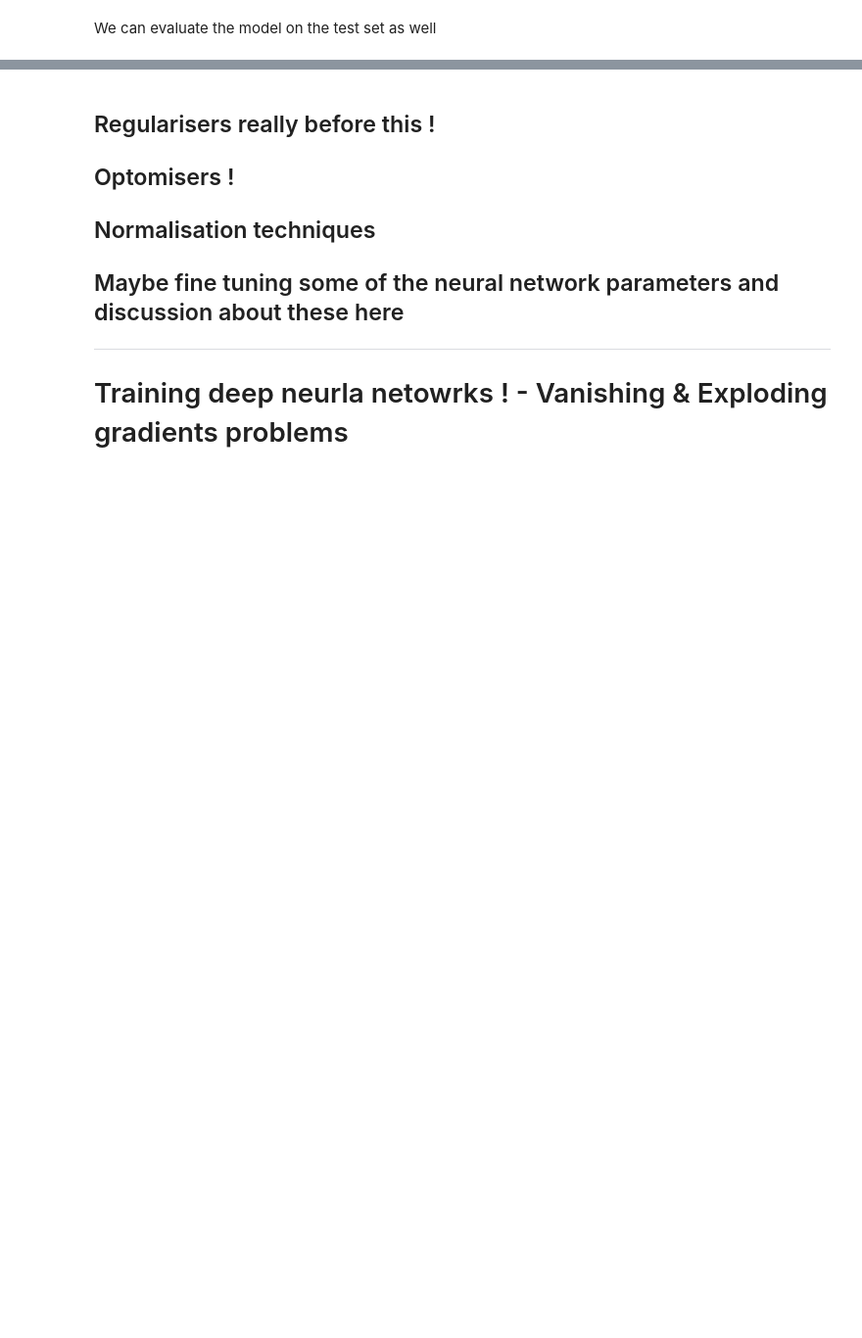
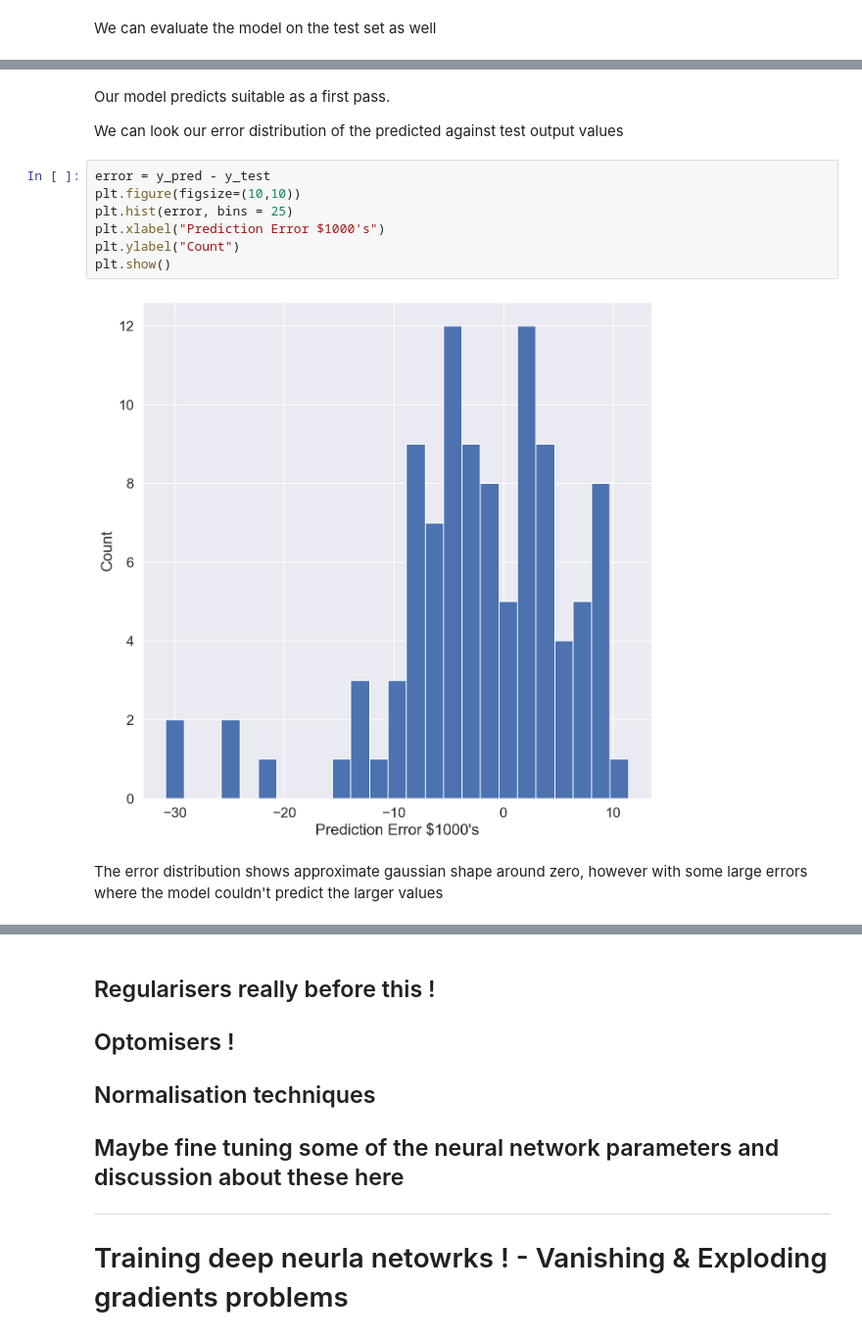
Before and after one commit to PacktPublishing/Practical-Machine-Learning-with-TensorFlow-2.0-and-Scikit-Learn, a Jupyter notebook: section_5/5-4.ipynb, the cells around one changed output, grey strips where cells are left out. Shown at 98% size. Drawn from its saved outputs; the diff is of its cells as text; blank space fills up the shorter version.

```diff
--- a/section_5/5-4.ipynb
+++ b/section_5/5-4.ipynb
@@ -163,0 +179,15 @@ Test Mean Absolute Error:  5.60 in $1000's
+# %% [markdown]
+Our model predicts suitable as a first pass.
+
+We can look our error distribution of the predicted against test output values
+# %%
+error = y_pred - y_test
+plt.figure(figsize=(10,10))
+plt.hist(error, bins = 25)
+plt.xlabel("Prediction Error $1000's")
+plt.ylabel("Count")
+plt.show()
+# %% [output]
+[figure, added]
+# %% [markdown]
+The error distribution shows approximate gaussian shape around zero, however with some large errors where the model couldn't predict the larger values
```
Also changed, not shown: parts of 7 cells of this notebook.
